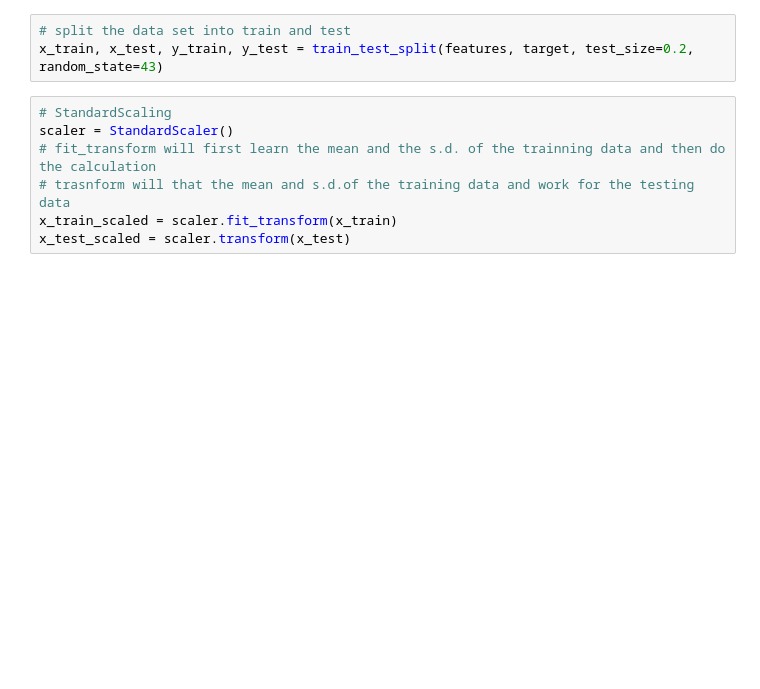
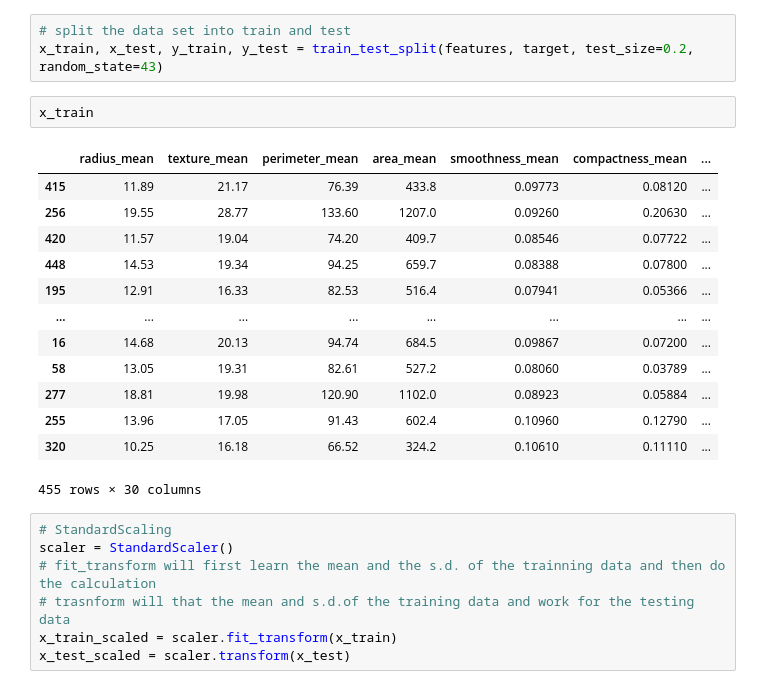
Before and after one commit to abhishektimsina01/NLP_PyTorch_Models, a Jupyter notebook: nn_module.ipynb, the cells around one changed output. Drawn from its saved outputs; the diff is of its cells as text; blank space fills up the shorter version.

```diff
--- a/nn_module.ipynb
+++ b/nn_module.ipynb
@@ -147,6 +170,22 @@ target = df.iloc[:,0]
 # %%
 # split the data set into train and test
 x_train, x_test, y_train, y_test = train_test_split(features, target, test_size=0.2, random_state=43)
+# %%
+x_train
+# %% [output]
+|  | radius_mean | texture_mean | perimeter_mean | area_mean | smoothness_mean | compactness_mean | ... |
+| 415 | 11.89 | 21.17 | 76.39 | 433.8 | 0.09773 | 0.08120 | ... |
+| 256 | 19.55 | 28.77 | 133.60 | 1207.0 | 0.09260 | 0.20630 | ... |
+| 420 | 11.57 | 19.04 | 74.20 | 409.7 | 0.08546 | 0.07722 | ... |
+| 448 | 14.53 | 19.34 | 94.25 | 659.7 | 0.08388 | 0.07800 | ... |
+| 195 | 12.91 | 16.33 | 82.53 | 516.4 | 0.07941 | 0.05366 | ... |
+| ... | ... | ... | ... | ... | ... | ... | ... |
+| 16 | 14.68 | 20.13 | 94.74 | 684.5 | 0.09867 | 0.07200 | ... |
+| 58 | 13.05 | 19.31 | 82.61 | 527.2 | 0.08060 | 0.03789 | ... |
+| 277 | 18.81 | 19.98 | 120.90 | 1102.0 | 0.08923 | 0.05884 | ... |
+| 255 | 13.96 | 17.05 | 91.43 | 602.4 | 0.10960 | 0.12790 | ... |
+| 320 | 10.25 | 16.18 | 66.52 | 324.2 | 0.10610 | 0.11110 | ... |
+455 rows × 30 columns
 # %%
 # StandardScaling
 scaler = StandardScaler()
```
Also changed, not shown: parts of 15 cells of this notebook, 2 other files.
